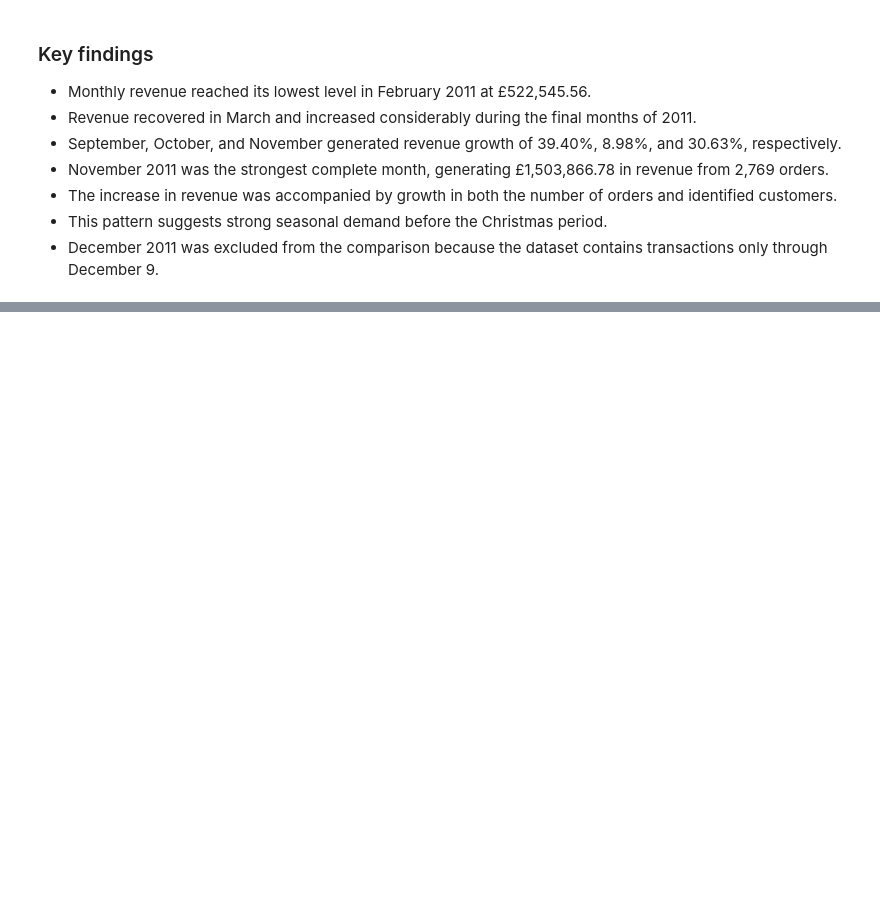
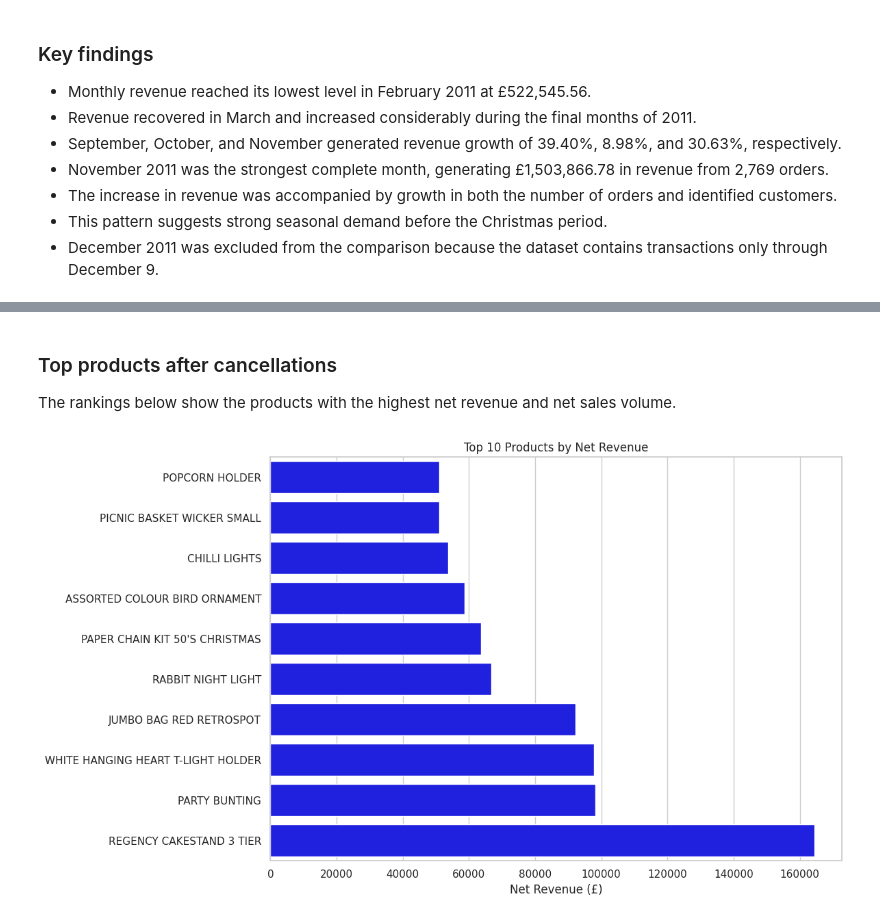
Before and after one commit to Brutva/online-retail-analysis, a Jupyter notebook: notebooks/online_retail_analysis.ipynb, the cells around one changed output, grey strips where cells are left out. Saved outputs shown, nothing was run; the diff lists cells and outputs as text; code cells hidden in the pictures; blank space fills up the shorter version.

Commit message:
Add cancellation-adjusted product analysis

```diff
--- a/notebooks/online_retail_analysis.ipynb
+++ b/notebooks/online_retail_analysis.ipynb
@@ -335,0 +617,17 @@ complete_months
+# %%
+returns_df = df.drop_duplicates().copy()
+
+# Cancelled invoice numbers start with C and have negative quantities
+returns_df = returns_df.loc[
+    returns_df["InvoiceNo"].astype(str).str.startswith("C")
+    & (returns_df["Quantity"] < 0)
+    & (returns_df["UnitPrice"] > 0)
+    & (returns_df["Description"].notna())
+].copy()
+
+returns_df["Revenue"] = (
+    returns_df["Quantity"]
+    * returns_df["UnitPrice"]
+)
+
+returns_df.head()
@@ -335,0 +800,33 @@ complete_months
+# %% [markdown]
+### Top products after cancellations
+
+The rankings below show the products with the highest net revenue and net sales volume.
+# %%
+revenue_plot_data = (
+    top_by_net_revenue
+    .sort_values("NetRevenue")
+)
+
+plt.figure(figsize=(12, 7))
+
+sns.barplot(
+    data=revenue_plot_data,
+    x="NetRevenue",
+    y="ProductName",
+    color="blue"
+)
+
+plt.title("Top 10 Products by Net Revenue")
+plt.xlabel("Net Revenue (£)")
+plt.ylabel("")
+plt.tight_layout()
+
+plt.savefig(
+    IMAGES_DIR / "top_products_by_net_revenue.png",
+    dpi=150,
+    bbox_inches="tight"
+)
+
+plt.show()
+# %% [output]
+[figure, added]
```
Also changed, not shown: parts of 38 cells of this notebook.
